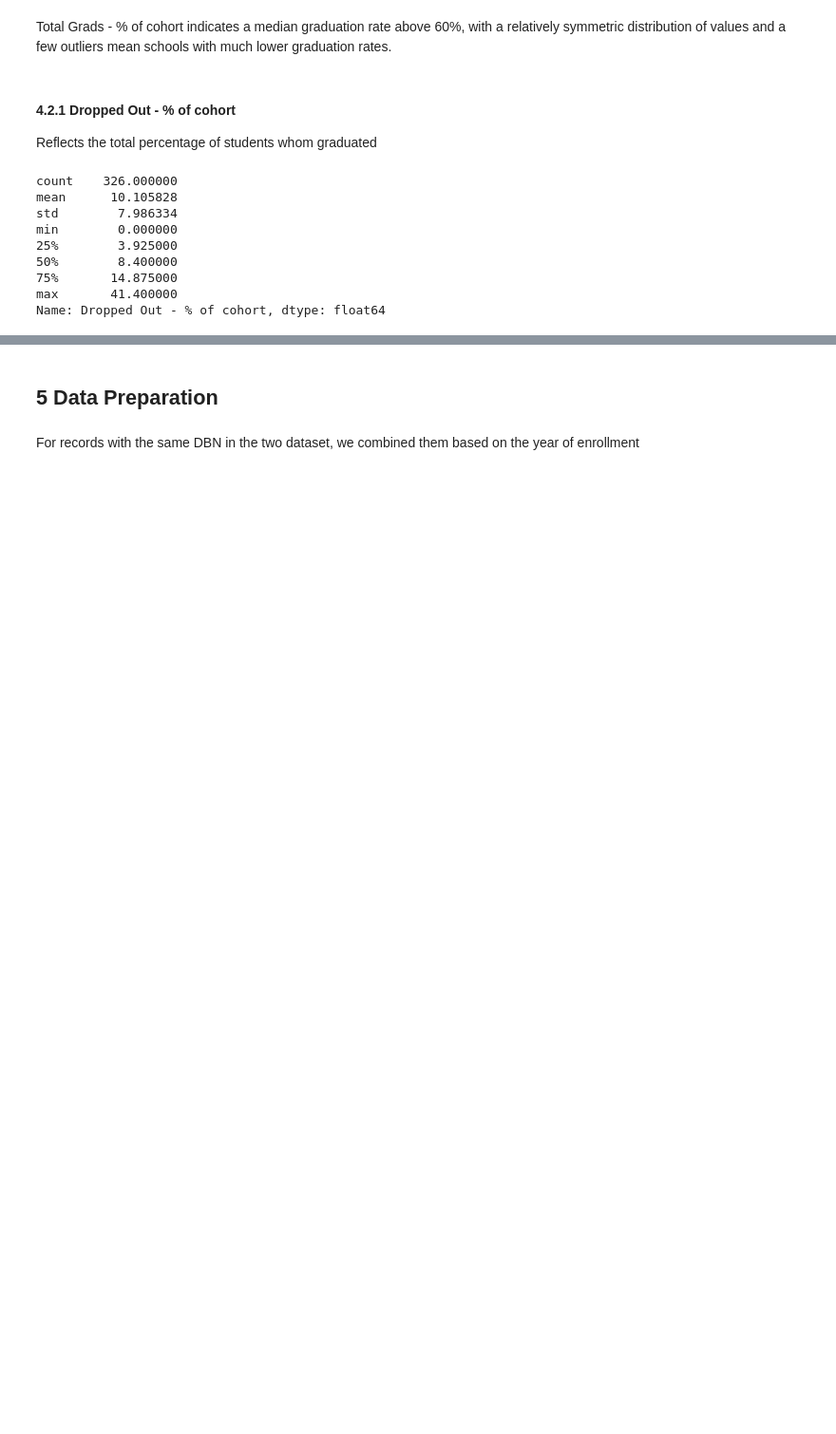
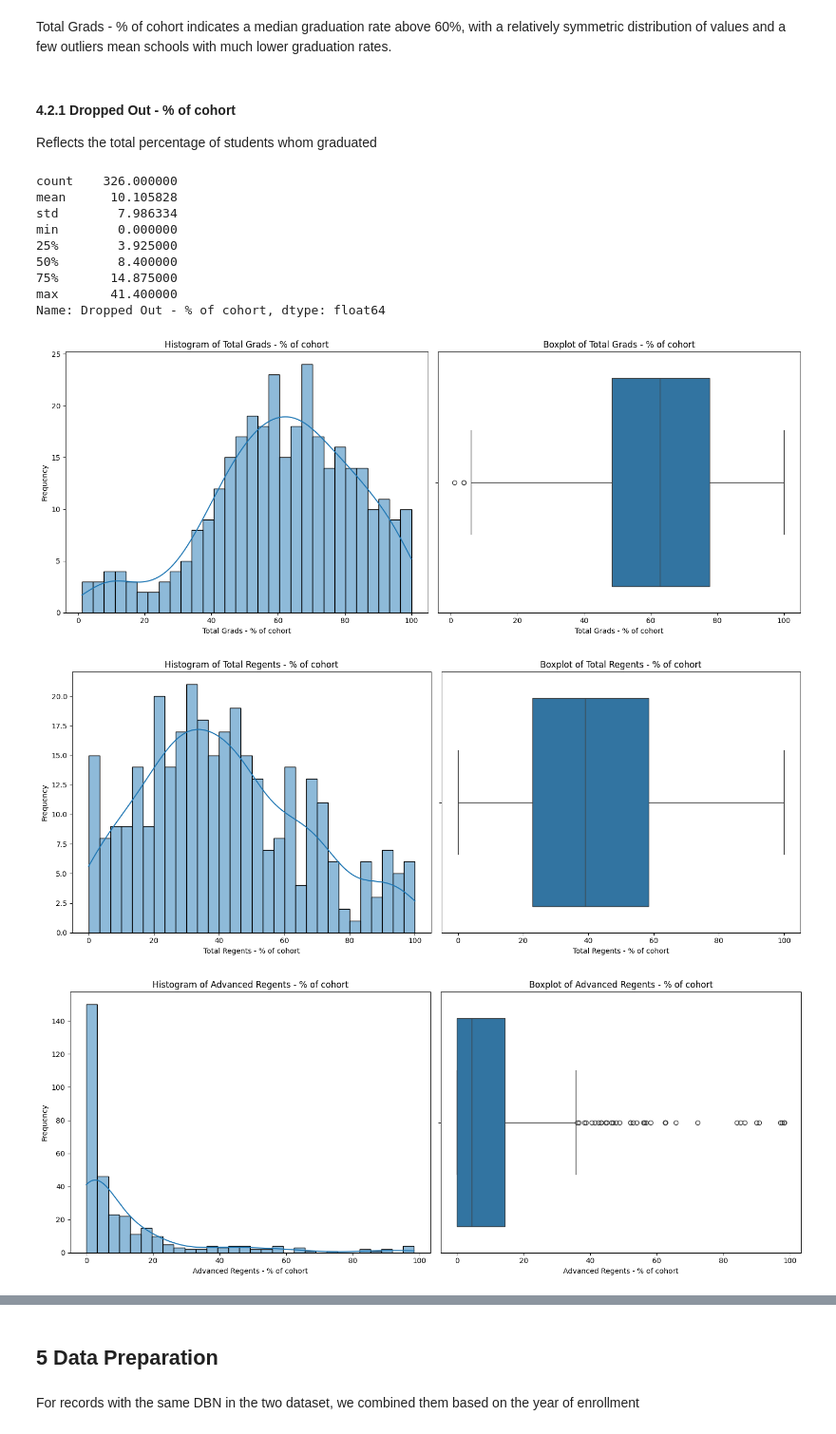
Before and after one commit to Francesgaba/GraduationOutcomes, a Jupyter notebook: graduation_outcomes.ipynb, the cells around one changed output, grey strips where cells are left out. Shown at 95% size. Drawn from its saved outputs; the diff is of its cells as text; code cells hidden in the pictures; blank space fills up the shorter version.

```diff
--- a/graduation_outcomes.ipynb
+++ b/graduation_outcomes.ipynb
@@ -338,3 +333,9 @@ min        0.000000
 75%       14.875000
 max       41.400000
 Name: Dropped Out - % of cohort, dtype: float64
+# %%
+eda2.plot_all_columns()
+# %% [output]
+[figure, added]
+[figure, added]
+[figure, added]
```
Also changed, not shown: parts of 3 cells of this notebook, 4 other files.
